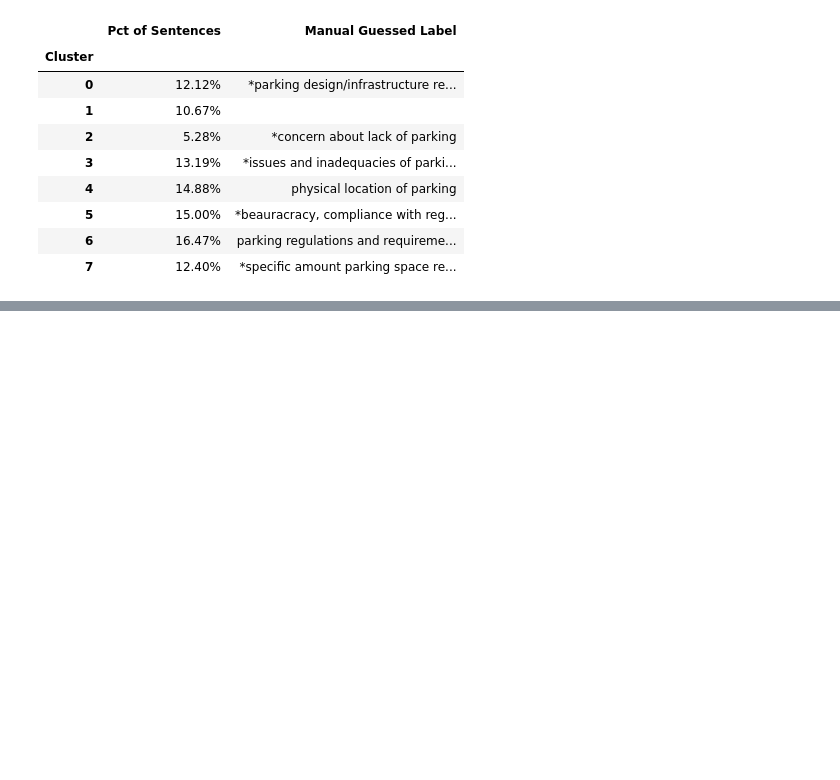
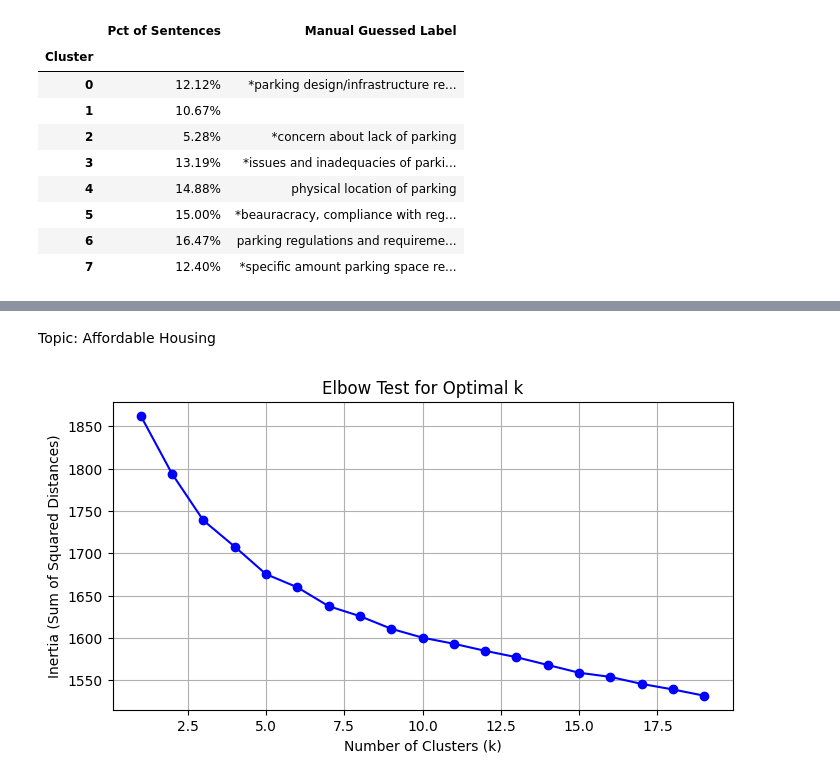
Before and after one commit to mpham8/kestelman-research, a Jupyter notebook: text-data-context/k-mean-clustering.ipynb, the cells around one changed output, grey strips where cells are left out. Drawn from its saved outputs; the diff is of its cells as text; code cells hidden in the pictures; blank space fills up the shorter version.

```diff
--- a/text-data-context/k-mean-clustering.ipynb
+++ b/text-data-context/k-mean-clustering.ipynb
@@ -184,0 +244,7 @@ Topic: Parking
+# %% [markdown]
+Topic: Affordable Housing
+# %%
+affordable_housing_embeddings, affordable_housing_sentences = get_embeddings('has_affordablehousing')
+elbow_test(affordable_housing_embeddings)
+# %% [output]
+[figure, added]
```
Also changed, not shown: parts of 16 cells of this notebook.
